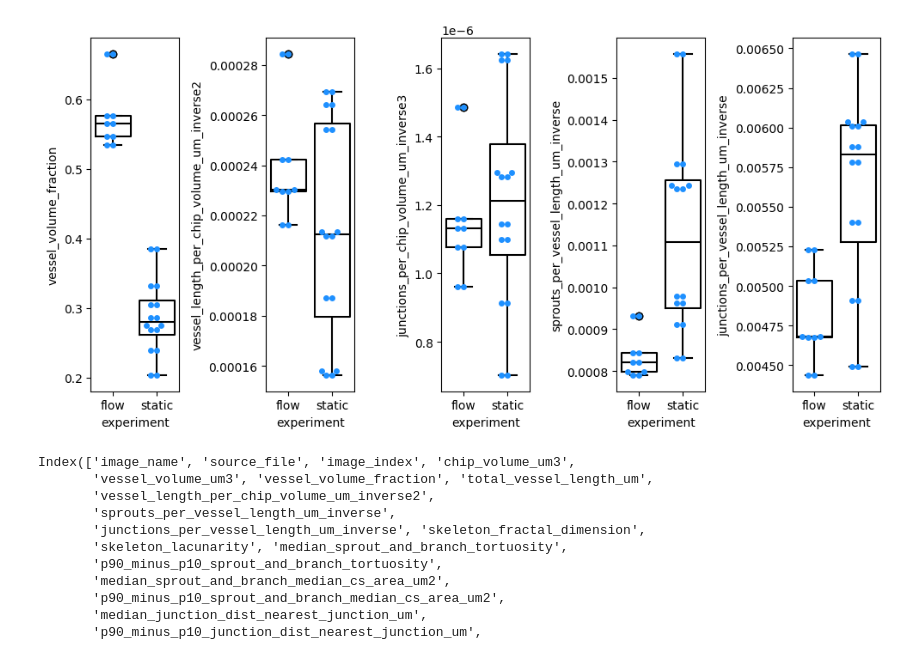
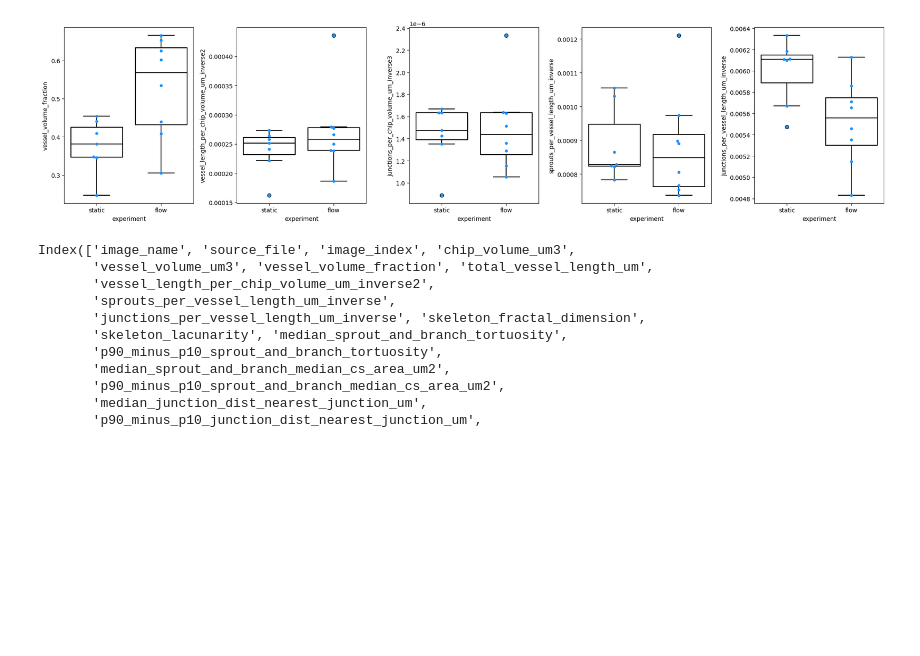
Before and after one commit to isobelth/vascumap, a Jupyter notebook: plotting_outputs.ipynb, the cells around one changed output. Drawn from its saved outputs; the diff is of its cells as text; code cells hidden in the pictures; blank space fills up the shorter version.

```diff
--- a/plotting_outputs.ipynb
+++ b/plotting_outputs.ipynb
@@ -77,0 +96,2 @@ Index(['image_name', 'source_file', 'image_index', 'chip_volume_um3',
+# %%
+combined["experiment"] = combined.apply(find_condition, axis=1)
@@ -78,5 +111,5 @@ Index(['image_name', 'source_file', 'image_index', 'chip_volume_um3',
 # %%
-combined["experiment"] = combined["image_name"].astype(str).str.contains("flow", case=False, na=False).map({True: "flow", False: "static"})
+# combined["experiment"] = combined["image_name"].astype(str).str.contains("flow", case=False, na=False).map({True: "flow", False: "static"})
 
-combined = combined[combined["image_name"].astype(str).str.contains("6million day 7", case=False, na=False)]
-combined.head()
+# combined = combined[combined["image_name"].astype(str).str.contains("6million day 7", case=False, na=False)]
+# combined.head()
@@ -111,23 +143,23 @@ plt.tight_layout()
 # %%
-fig, ax = plt.subplots(ncols = 5, figsize=(10,5))
-sns.swarmplot(data = combined, x="experiment", y="vessel_volume_fraction", ax=ax[0], zorder=100, color="dodgerblue")
-sns.boxplot(data = combined, x="experiment", y="vessel_volume_fraction", ax=ax[0], fill=False, color="#000000")
+fig, ax = plt.subplots(ncols = 5, figsize=(20,5))
+sns.swarmplot(data = combined, x="experiment", y="vessel_volume_fraction", ax=ax[0], zorder=100, color="dodgerblue", order = xorder)
+sns.boxplot(data = combined, x="experiment", y="vessel_volume_fraction", ax=ax[0], fill=False, color="#000000", order = xorder)
 
-sns.swarmplot(data = combined, x="experiment", y="vessel_length_per_chip_volume_um_inverse2", ax=ax[1], zorder=100, color="dodgerblue")
-sns.boxplot(data = combined, x="experiment", y="vessel_length_per_chip_volume_um_inverse2", ax=ax[1], fill=False, color="#000000")
+sns.swarmplot(data = combined, x="experiment", y="vessel_length_per_chip_volume_um_inverse2", ax=ax[1], zorder=100, color="dodgerblue", order = xorder)
+sns.boxplot(data = combined, x="experiment", y="vessel_length_per_chip_volume_um_inverse2", ax=ax[1], fill=False, color="#000000", order = xorder)
 
-sns.swarmplot(data = combined, x="experiment", y="junctions_per_chip_volume_um_inverse3", ax=ax[2], zorder=100, color="dodgerblue")
-sns.boxplot(data = combined, x="experiment", y="junctions_per_chip_volume_um_inverse3", ax=ax[2], fill=False, color="#000000")
+sns.swarmplot(data = combined, x="experiment", y="junctions_per_chip_volume_um_inverse3", ax=ax[2], zorder=100, color="dodgerblue", order = xorder)
+sns.boxplot(data = combined, x="experiment", y="junctions_per_chip_volume_um_inverse3", ax=ax[2], fill=False, color="#000000", order = xorder)
 
-sns.swarmplot(data = combined, x="experiment", y="sprouts_per_vessel_length_um_inverse", ax=ax[3], zorder=100, color="dodgerblue")
-sns.boxplot(data = combined, x="experiment", y="sprouts_per_vessel_length_um_inverse", ax=ax[3], fill=False, color="#000000")
+sns.swarmplot(data = combined, x="experiment", y="sprouts_per_vessel_length_um_inverse", ax=ax[3], zorder=100, color="dodgerblue", order = xorder)
+sns.boxplot(data = combined, x="experiment", y="sprouts_per_vessel_length_um_inverse", ax=ax[3], fill=False, color="#000000", order = xorder)
 
-sns.swarmplot(data = combined, x="experiment", y="junctions_per_vessel_length_um_inverse", ax=ax[4], zorder=100, color="dodgerblue")
-sns.boxplot(data = combined, x="experiment", y="junctions_per_vessel_length_um_inverse", ax=ax[4], fill=False, color="#000000")
+sns.swarmplot(data = combined, x="experiment", y="junctions_per_vessel_length_um_inverse", ax=ax[4], zorder=100, color="dodgerblue", order = xorder)
+sns.boxplot(data = combined, x="experiment", y="junctions_per_vessel_length_um_inverse", ax=ax[4], fill=False, color="#000000", order = xorder)
 
 plt.tight_layout()
 # %% [output]
-[figure, old version]
+[figure, new version]
 # %%
 combined.columns
 # %% [output]
```
Also changed, not shown: parts of 12 cells of this notebook, 3 other files.
